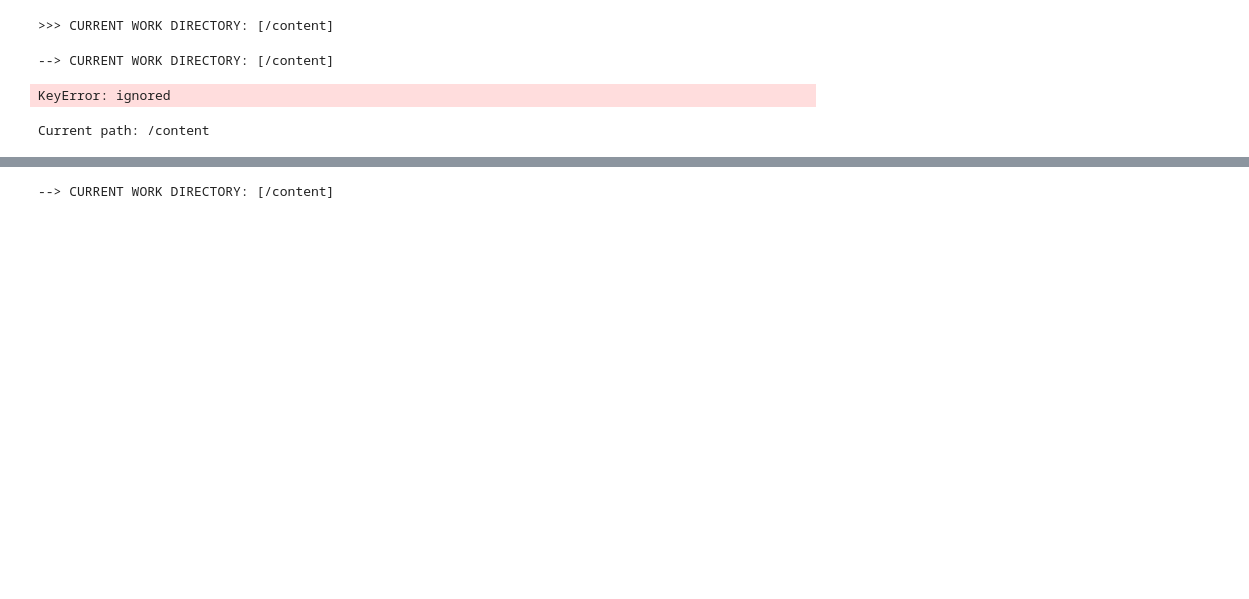
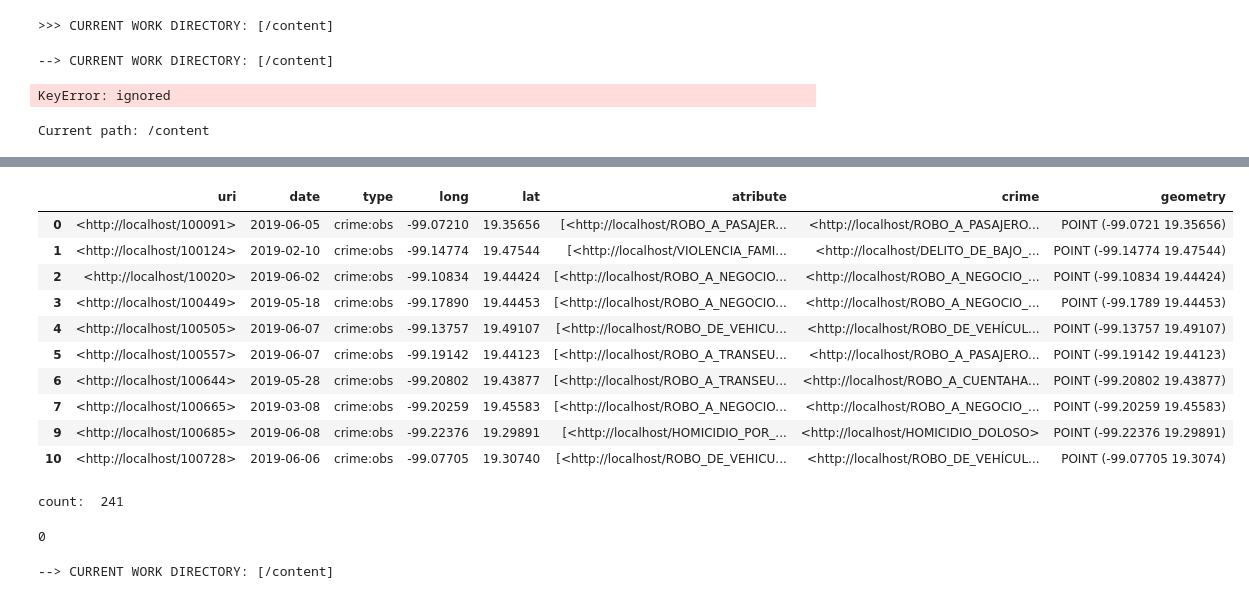
Before and after one commit to Osw1997/tsl, a Jupyter notebook: examples/notebooks/replication_notebook.ipynb, the cells around one changed output, grey strips where cells are left out. Saved outputs shown, nothing was run; the diff lists cells and outputs as text; code cells hidden in the pictures; blank space fills up the shorter version.

```diff
--- a/examples/notebooks/replication_notebook.ipynb
+++ b/examples/notebooks/replication_notebook.ipynb
@@ -280,3 +370,37 @@ KeyError: ignored
+# %%
+s = (dft["long"] != 0.0) & (dft["lat"] != 0.0)
+dft[s][:10]
+# %% [output]
+|  | uri | date | type | long | lat | atribute | crime | geometry |
+| 0 | <http://localhost/100091> | 2019-06-05 | crime:obs | -99.07210 | 19.35656 | [<http://localhost/ROBO_A_PASAJER... | <http://localhost/ROBO_A_PASAJERO... | POINT (-99.0721 19.35656) |
+| 1 | <http://localhost/100124> | 2019-02-10 | crime:obs | -99.14774 | 19.47544 | [<http://localhost/VIOLENCIA_FAMI... | <http://localhost/DELITO_DE_BAJO_... | POINT (-99.14774 19.47544) |
+| 2 | <http://localhost/10020> | 2019-06-02 | crime:obs | -99.10834 | 19.44424 | [<http://localhost/ROBO_A_NEGOCIO... | <http://localhost/ROBO_A_NEGOCIO_... | POINT (-99.10834 19.44424) |
+| 3 | <http://localhost/100449> | 2019-05-18 | crime:obs | -99.17890 | 19.44453 | [<http://localhost/ROBO_A_NEGOCIO... | <http://localhost/ROBO_A_NEGOCIO_... | POINT (-99.1789 19.44453) |
+| 4 | <http://localhost/100505> | 2019-06-07 | crime:obs | -99.13757 | 19.49107 | [<http://localhost/ROBO_DE_VEHICU... | <http://localhost/ROBO_DE_VEHÍCUL... | POINT (-99.13757 19.49107) |
+| 5 | <http://localhost/100557> | 2019-06-07 | crime:obs | -99.19142 | 19.44123 | [<http://localhost/ROBO_A_TRANSEU... | <http://localhost/ROBO_A_PASAJERO... | POINT (-99.19142 19.44123) |
+| 6 | <http://localhost/100644> | 2019-05-28 | crime:obs | -99.20802 | 19.43877 | [<http://localhost/ROBO_A_TRANSEU... | <http://localhost/ROBO_A_CUENTAHA... | POINT (-99.20802 19.43877) |
+| 7 | <http://localhost/100665> | 2019-03-08 | crime:obs | -99.20259 | 19.45583 | [<http://localhost/ROBO_A_NEGOCIO... | <http://localhost/ROBO_A_NEGOCIO_... | POINT (-99.20259 19.45583) |
+| 9 | <http://localhost/100685> | 2019-06-08 | crime:obs | -99.22376 | 19.29891 | [<http://localhost/HOMICIDIO_POR_... | <http://localhost/HOMICIDIO_DOLOSO> | POINT (-99.22376 19.29891) |
+| 10 | <http://localhost/100728> | 2019-06-06 | crime:obs | -99.07705 | 19.30740 | [<http://localhost/ROBO_DE_VEHICU... | <http://localhost/ROBO_DE_VEHÍCUL... | POINT (-99.07705 19.3074) |
+# %%
+count = 0
+index_fails = []
+for n, x in enumerate(lc):
+    try:
+        gd[x].index[0]
+    except:
+        # print(x)
+        count += 1
+        index_fails.append(n)
+
+print("count: ", count)
+# %% [output]
+count:  241
+# %%
+# index_fails
+lc[319].sum()
+# %% [output]
+0
 # %%
 NAMESPACES = {
         "wtm":  "http://purl.org/heals/food/",
```
Also changed, not shown: parts of 13 cells of this notebook.
